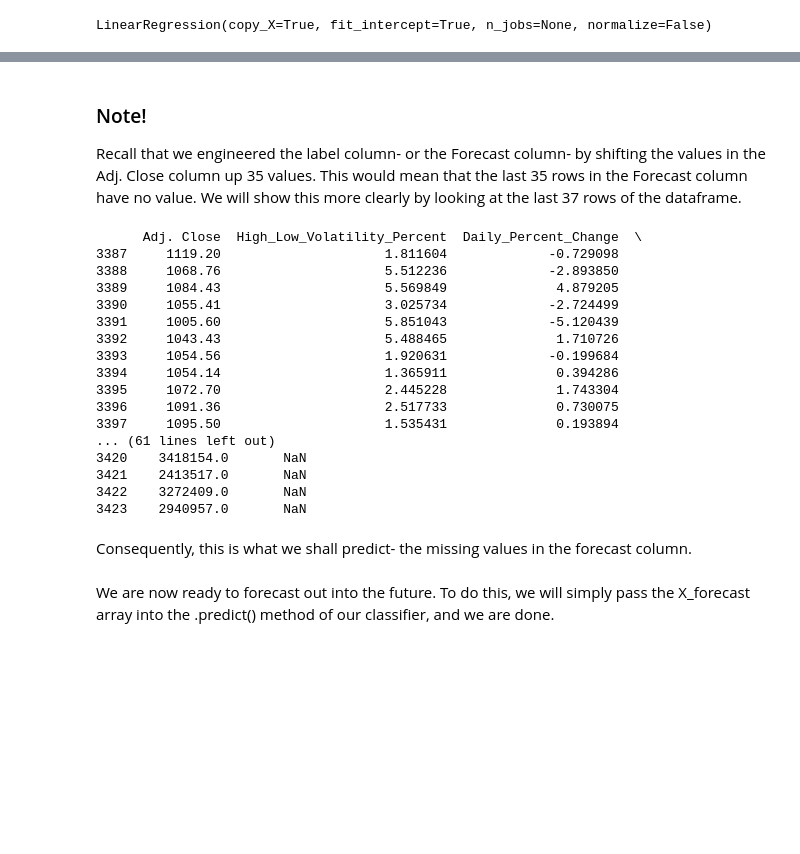
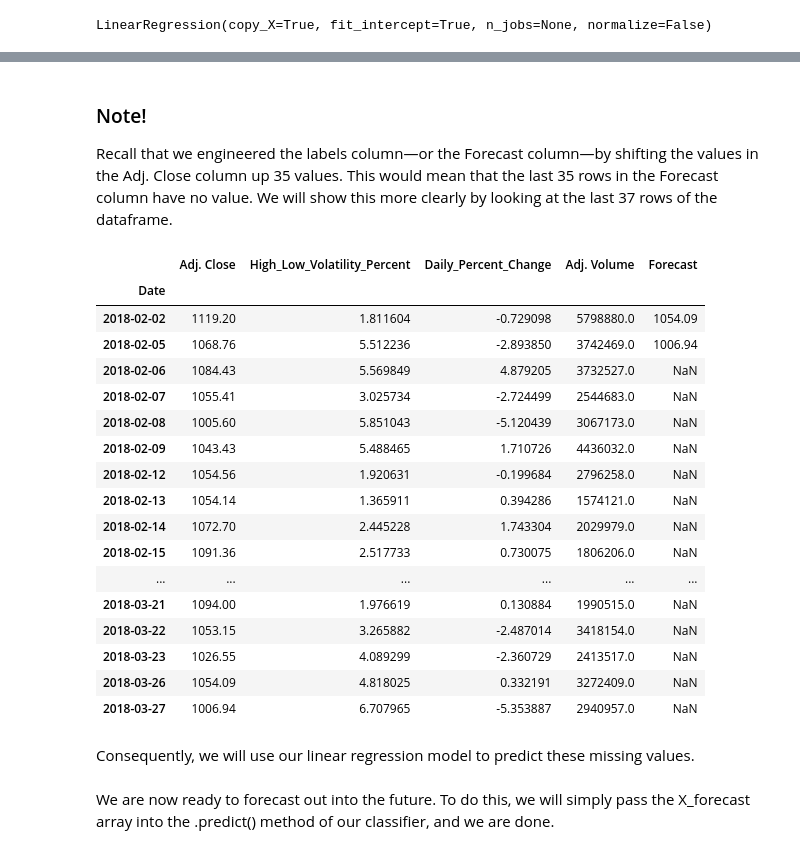
Before and after one commit to TylerTompa/Learn_Machine_Learning, a Jupyter notebook: Linear_Regression/4_Predicting_and_Forecasting.ipynb, the cells around one changed output, grey strips where cells are left out. Drawn from its saved outputs; the diff is of its cells as text; code cells hidden in the pictures; blank space fills up the shorter version.

```diff
--- a/Linear_Regression/4_Predicting_and_Forecasting.ipynb
+++ b/Linear_Regression/4_Predicting_and_Forecasting.ipynb
@@ -12,11 +12,14 @@ import numpy as np
 from sklearn import preprocessing
 from sklearn.model_selection import train_test_split
 from sklearn.linear_model import LinearRegression
+# %%
+# Raise errors instead of give warnings
+pd.set_option("mode.chained_assignment", "raise")
 # %%
 # Import data
 import os
 data_file_path = os.path.join("Data","stock_data.csv")
 
-stock_data = pd.read_csv(data_file_path)
-print(stock_data.head())
+stock_data = pd.read_csv(data_file_path, index_col="Date")
+display(stock_data.head())
 # %% [output]
@@ -83,30 +84,31 @@ print(classifier.score(X_test, y_test))
 # %% [markdown]
 ### Note!
 
-Recall that we engineered the label column- or the Forecast column- by shifting the values in the Adj. Close column up 35 values.  This would mean that the last 35 rows in the Forecast column have no value.  We will show this more clearly by looking at the last 37 rows of the dataframe.
+Recall that we engineered the labels column—or the Forecast column—by shifting the values in the Adj. Close column up 35 values.  This would mean that the last 35 rows in the Forecast column have no value.  We will show this more clearly by looking at the last 37 rows of the dataframe.
 # %%
 # Preview last 35 columns of data
-print(stock_data.tail(37))
+display(stock_data.tail(37))
 # %% [output]
-      Adj. Close  High_Low_Volatility_Percent  Daily_Percent_Change  \
-3387     1119.20                     1.811604             -0.729098
-3388     1068.76                     5.512236             -2.893850
-3389     1084.43                     5.569849              4.879205
-3390     1055.41                     3.025734             -2.724499
-3391     1005.60                     5.851043             -5.120439
-3392     1043.43                     5.488465              1.710726
-3393     1054.56                     1.920631             -0.199684
-3394     1054.14                     1.365911              0.394286
-3395     1072.70                     2.445228              1.743304
-3396     1091.36                     2.517733              0.730075
-3397     1095.50                     1.535431              0.193894
-... (61 lines left out)
-3420    3418154.0       NaN
-3421    2413517.0       NaN
-3422    3272409.0       NaN
-3423    2940957.0       NaN
+|  | Adj. Close | High_Low_Volatility_Percent | Daily_Percent_Change | Adj. Volume | Forecast |
+| Date |  |  |  |  |  |
+| 2018-02-02 | 1119.20 | 1.811604 | -0.729098 | 5798880.0 | 1054.09 |
+| 2018-02-05 | 1068.76 | 5.512236 | -2.893850 | 3742469.0 | 1006.94 |
+| 2018-02-06 | 1084.43 | 5.569849 | 4.879205 | 3732527.0 | NaN |
+| 2018-02-07 | 1055.41 | 3.025734 | -2.724499 | 2544683.0 | NaN |
+| 2018-02-08 | 1005.60 | 5.851043 | -5.120439 | 3067173.0 | NaN |
+| 2018-02-09 | 1043.43 | 5.488465 | 1.710726 | 4436032.0 | NaN |
+| 2018-02-12 | 1054.56 | 1.920631 | -0.199684 | 2796258.0 | NaN |
+| 2018-02-13 | 1054.14 | 1.365911 | 0.394286 | 1574121.0 | NaN |
+| 2018-02-14 | 1072.70 | 2.445228 | 1.743304 | 2029979.0 | NaN |
+| 2018-02-15 | 1091.36 | 2.517733 | 0.730075 | 1806206.0 | NaN |
+| ... | ... | ... | ... | ... | ... |
+| 2018-03-21 | 1094.00 | 1.976619 | 0.130884 | 1990515.0 | NaN |
+| 2018-03-22 | 1053.15 | 3.265882 | -2.487014 | 3418154.0 | NaN |
+| 2018-03-23 | 1026.55 | 4.089299 | -2.360729 | 2413517.0 | NaN |
+| 2018-03-26 | 1054.09 | 4.818025 | 0.332191 | 3272409.0 | NaN |
+| 2018-03-27 | 1006.94 | 6.707965 | -5.353887 | 2940957.0 | NaN |
-# %% [markdown]
-Consequently, this is what we shall predict- the missing values in the forecast column.
+# %% [markdown]
+Consequently, we will use our linear regression model to predict these missing values.
 # %%
 # Define what we want to forecast
 # Recall that X is defined as: X = X[:-forecast_out]
```
Also changed, not shown: parts of 19 cells of this notebook.
